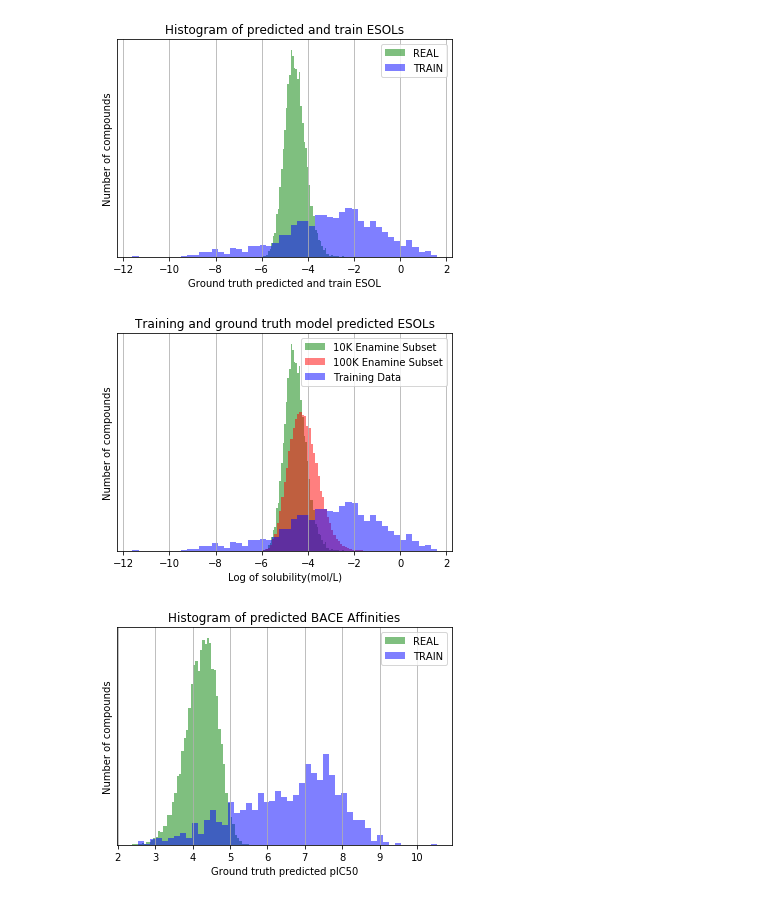
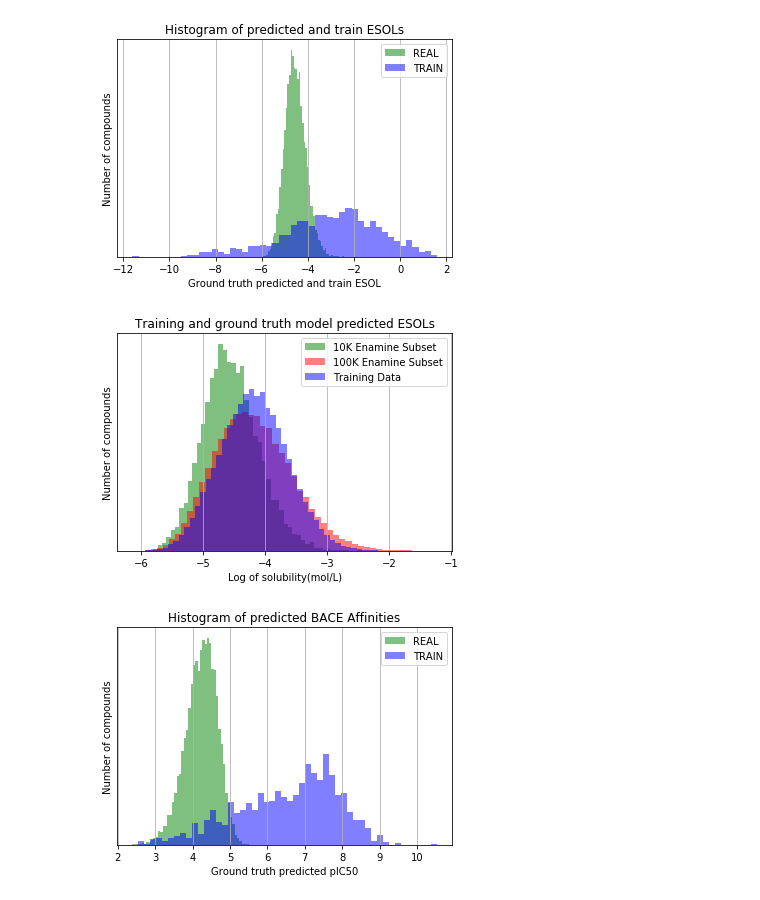
Before and after one commit to choderalab/autonomous-molecular-design, a Jupyter notebook: MolecularPropertyHistograms10K.ipynb, the cells around one changed output. Saved outputs shown, nothing was run; the diff lists cells and outputs as text; code cells hidden in the pictures.

```diff
--- a/MolecularPropertyHistograms10K.ipynb
+++ b/MolecularPropertyHistograms10K.ipynb
@@ -80,30 +82,32 @@ plt.show()
 # %%
 ###Display ESOL histogram for both subsets
 dataset_file= "./enamineSubset10KGroundTruth.csv"
-train_dataset_file= "./esol.csv"
+#train_dataset_file= "./esol.csv"
+train_dataset_file= "./enamineSubset100KGroundTruth_2.csv"
 hundredK_file = "./enamineSubset100KGroundTruth.csv"
 
 dataset10 = load_from_disk(dataset_file)
 dataset100 = load_from_disk(hundredK_file)
 train_dataset = load_from_disk(train_dataset_file)
 
 esol10 = np.array(dataset10["esol"])
 esol100 = np.array(dataset100["esol"])
-train_esol = np.array(train_dataset["measured log solubility in mols per litre"])
+#train_esol = np.array(train_dataset["measured log solubility in mols per litre"])
+train_esol = np.array(train_dataset["esol"])
 
 plt.hist(esol10, 50, facecolor='green', alpha=0.5, label="10K Enamine Subset", density=True)
 plt.hist(esol100, 50, facecolor='red', alpha=0.5, label="100K Enamine Subset", density=True)
 plt.hist(train_esol, 50, facecolor='blue', alpha=0.5, label="Training Data", density=True)
 
 plt.xlabel('Log of solubility(mol/L)')
 plt.ylabel('Number of compounds')
 plt.title(r'Training and ground truth model predicted ESOLs')
 plt.grid(True)
 plt.legend()
 plt.yticks([])
 plt.show()
 # %% [output]
-[figure, old version]
+[figure, new version]
 # %%
 ###Display BACE histogram
 dataset_file= "./enamineSubset10KGroundTruth.csv"
```
Also changed, not shown: parts of 2 cells of this notebook, 7 other files.
